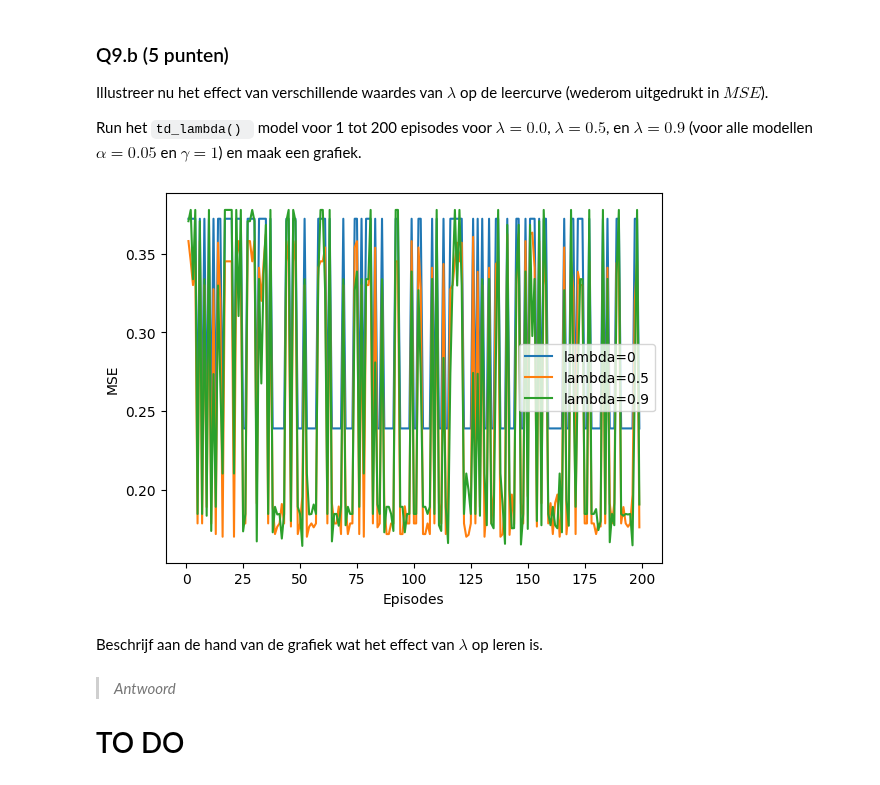
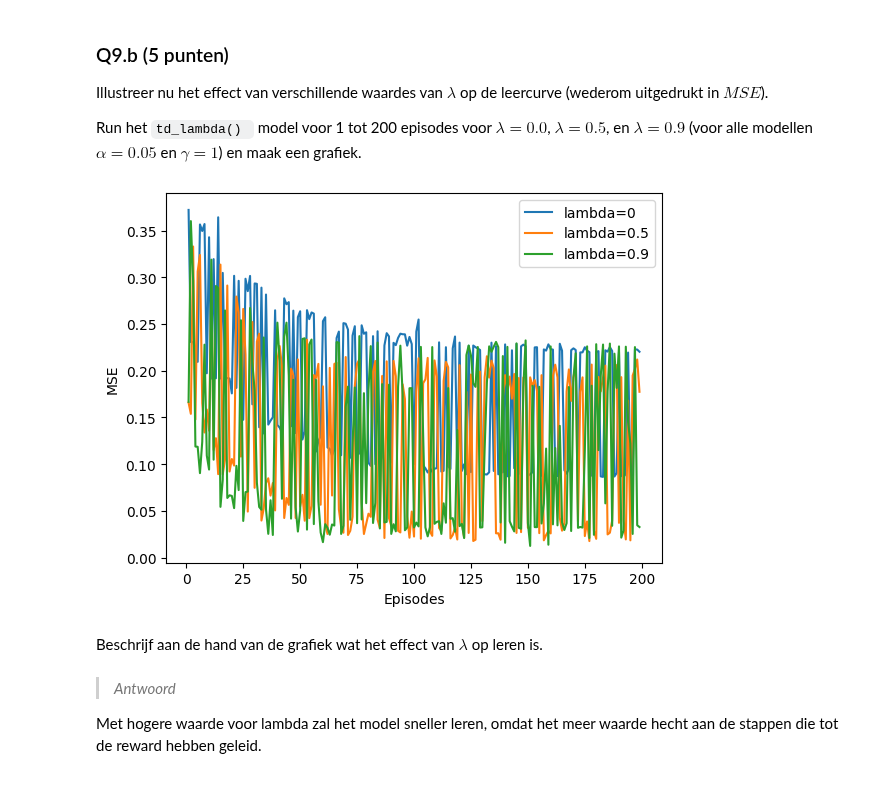
Before and after one commit to YorbenKoolhaas/cogmod, a Jupyter notebook: hw1/Assignment_1.ipynb, the cells around one changed output. Drawn from its saved outputs; the diff is of its cells as text; code cells hidden in the pictures.

```diff
--- a/hw1/Assignment_1.ipynb
+++ b/hw1/Assignment_1.ipynb
@@ -804,38 +797,29 @@ Implementeer eligibility traces in het `td_zero()` model, en maak er een nieuwe
 * Zorg dat de output van de functie een lijst is van states $V$ en een lijst van eligibility waardes $e$ (een lijst per episode).
 # %%
 def td_lambda(alpha, gamma, episodes, lambd):
-    states = 5
 
-    V = np.array([0 for _ in range(states + 2)])
+    V = np.array([0.0 for _ in range(7)])
 
     for _ in range(episodes):
 
-        eligibility = np.array([0 for _ in range(states + 2)])
+        eligibility = np.array([0.0 for _ in range(7)])
 
         state = 3
 
-        while True:
+        while state != 6 and state != 0:
 
-            if state == 0 or state == 6:
-                for i in range(len(eligibility)):
-                    if eligibility[i] > 0:
-                        v[i] = v[i] + alpha * (gamma * V[state] - V[prev_state]) * eligibility[i]
-                break
+            next_state = (state + 1) if random.random() > 0.5 else (state - 1)
 
-            prev_state = state
-
-            eligibility = eligibility * lambd * gamma
+            eligibility *= lambd * gamma
             eligibility[state] = 1
 
-            step = random.randint(0, 1)
-            if step:
-                state += 1
-            else:
-                state -= 1
+            reward = (next_state == 6)
 
-            for i in range(len(eligibility)):
+            for i in range(1, 6):
                 if eligibility[i] > 0:
-                    v[i] = v[i] + alpha * (gamma * V[state] - V[prev_state]) * eligibility[i]
+                    V[i] += alpha * (reward + gamma * V[next_state] - V[state]) * eligibility[i]
+
+            state = next_state
 
     return V[1:-1], eligibility[1:-1]
 # %% [markdown]
@@ -876,26 +861,26 @@ Run het `td_lambda() ` model voor 1 tot 200 episodes voor $\lambda=0.0$, $\lambd
 # %%
 lambdas = [0, 0.5, 0.9]
 
 for lambd in lambdas:
     mses = []
 
     for episodes in range(1, 200):
-        random.seed(42)
-        Vt = td_lambda(0.05, 1, episodes, lambd)
-        mses.append(MSE(Vt))
+        # random.seed(42)
+        V = td_lambda(0.05, 1, episodes, lambd)
+        mses.append(MSE(V))
 
     plt.plot(range(1, 200), mses, label=f'lambda={lambd}')
 
 plt.legend()
 plt.xlabel('Episodes')
 plt.ylabel('MSE')
 
 plt.show()
 # %% [output]
-[figure, old version]
+[figure, new version]
 # %% [markdown]
 Beschrijf aan de hand van de grafiek wat het effect van $\lambda$ op leren is.
-# %% [markdown]
-> *Antwoord*
-
-# TO DO
+# %% [markdown]
+> *Antwoord*
+
+Met hogere waarde voor lambda zal het model sneller leren, omdat het meer waarde hecht aan de stappen die tot de reward hebben geleid.
```
Also changed, not shown: parts of 11 cells of this notebook.
